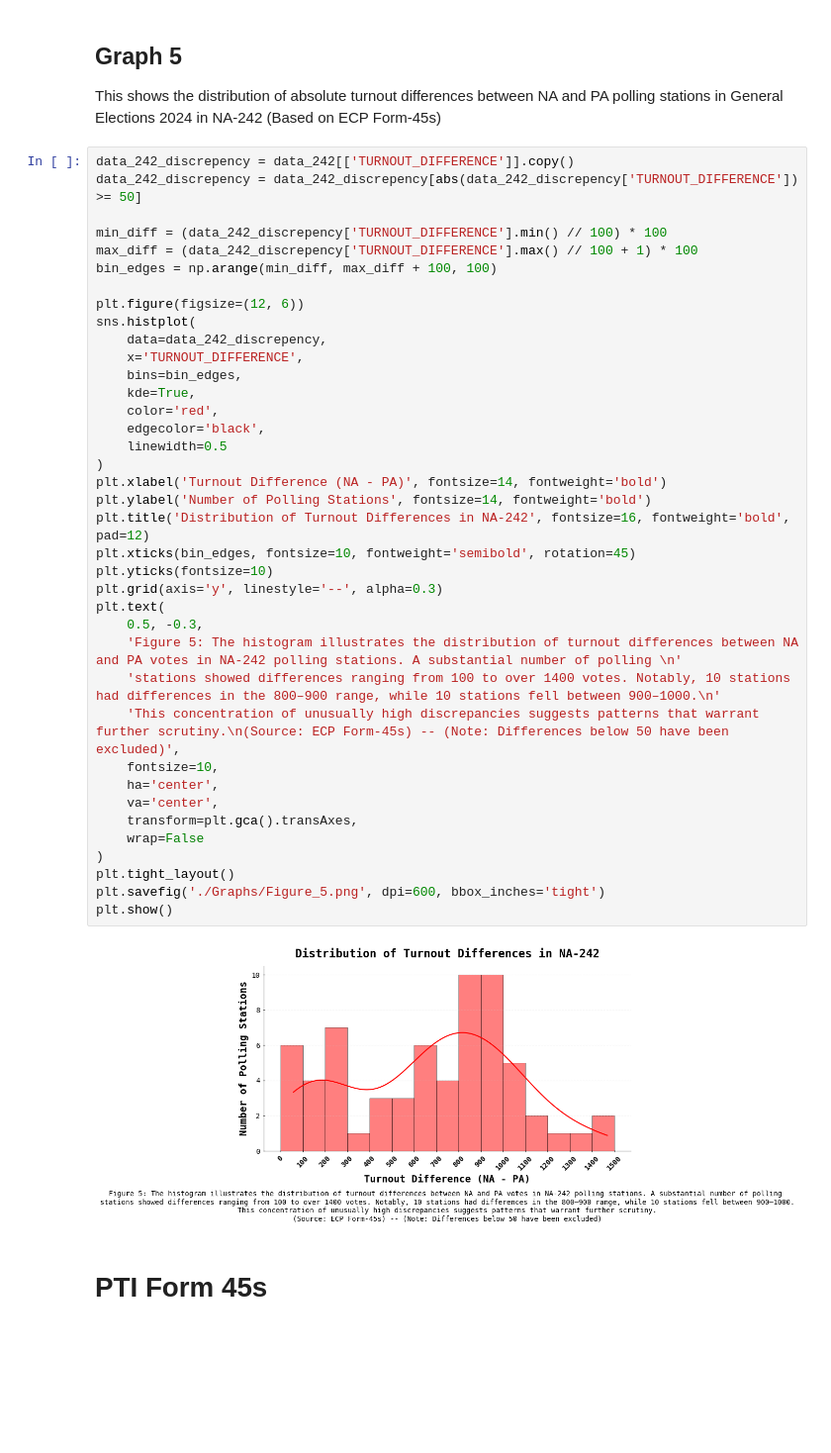
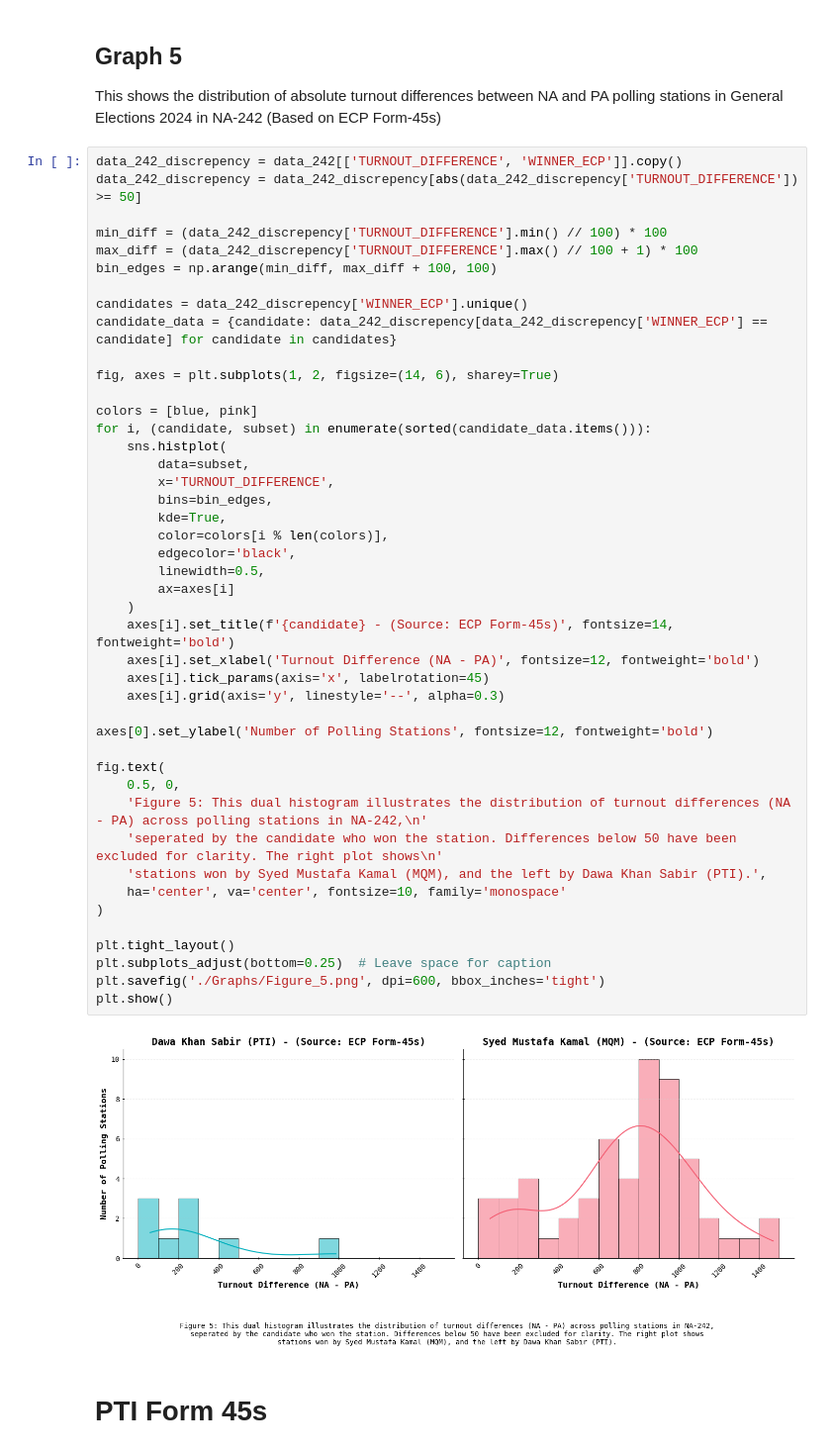
Before and after one commit to Aamil-Khan-Mahar/Karachi-NA, a Jupyter notebook: NA242/NA242.ipynb, the cells around one changed output. Shown at 99% size. Cells and saved outputs as stored; diff of their text form; blank space fills up the shorter version.

```diff
--- a/NA242/NA242.ipynb
+++ b/NA242/NA242.ipynb
@@ -283,45 +283,51 @@ plt.show()
 ## **Graph 5**
 This shows the distribution of absolute turnout differences between NA and PA polling stations in General Elections 2024 in NA-242 (Based on ECP Form-45s)
 # %%
-data_242_discrepency = data_242[['TURNOUT_DIFFERENCE']].copy()
+data_242_discrepency = data_242[['TURNOUT_DIFFERENCE', 'WINNER_ECP']].copy()
 data_242_discrepency = data_242_discrepency[abs(data_242_discrepency['TURNOUT_DIFFERENCE']) >= 50]
 
 min_diff = (data_242_discrepency['TURNOUT_DIFFERENCE'].min() // 100) * 100
 max_diff = (data_242_discrepency['TURNOUT_DIFFERENCE'].max() // 100 + 1) * 100
 bin_edges = np.arange(min_diff, max_diff + 100, 100)
 
-plt.figure(figsize=(12, 6))
-sns.histplot(
-    data=data_242_discrepency,
-    x='TURNOUT_DIFFERENCE',
-    bins=bin_edges,
-    kde=True,
-    color='red',
-    edgecolor='black',
-    linewidth=0.5
+candidates = data_242_discrepency['WINNER_ECP'].unique()
+candidate_data = {candidate: data_242_discrepency[data_242_discrepency['WINNER_ECP'] == candidate] for candidate in candidates}
+
+fig, axes = plt.subplots(1, 2, figsize=(14, 6), sharey=True)
+
+colors = [blue, pink]
+for i, (candidate, subset) in enumerate(sorted(candidate_data.items())):
+    sns.histplot(
+        data=subset,
+        x='TURNOUT_DIFFERENCE',
+        bins=bin_edges,
+        kde=True,
+        color=colors[i % len(colors)],
+        edgecolor='black',
+        linewidth=0.5,
+        ax=axes[i]
+    )
+    axes[i].set_title(f'{candidate} - (Source: ECP Form-45s)', fontsize=14, fontweight='bold')
+    axes[i].set_xlabel('Turnout Difference (NA - PA)', fontsize=12, fontweight='bold')
+    axes[i].tick_params(axis='x', labelrotation=45)
+    axes[i].grid(axis='y', linestyle='--', alpha=0.3)
+
+axes[0].set_ylabel('Number of Polling Stations', fontsize=12, fontweight='bold')
+
+fig.text(
+    0.5, 0,
+    'Figure 5: This dual histogram illustrates the distribution of turnout differences (NA - PA) across polling stations in NA-242,\n'
+    'seperated by the candidate who won the station. Differences below 50 have been excluded for clarity. The right plot shows\n'
+    'stations won by Syed Mustafa Kamal (MQM), and the left by Dawa Khan Sabir (PTI).',
+    ha='center', va='center', fontsize=10, family='monospace'
 )
-plt.xlabel('Turnout Difference (NA - PA)', fontsize=14, fontweight='bold')
-plt.ylabel('Number of Polling Stations', fontsize=14, fontweight='bold')
-plt.title('Distribution of Turnout Differences in NA-242', fontsize=16, fontweight='bold', pad=12)
-plt.xticks(bin_edges, fontsize=10, fontweight='semibold', rotation=45)
-plt.yticks(fontsize=10)
-plt.grid(axis='y', linestyle='--', alpha=0.3)
-plt.text(
-    0.5, -0.3,
-    'Figure 5: The histogram illustrates the distribution of turnout differences between NA and PA votes in NA-242 polling stations. A substantial number of polling \n'
-    'stations showed differences ranging from 100 to over 1400 votes. Notably, 10 stations had differences in the 800–900 range, while 10 stations fell between 900–1000.\n'
-    'This concentration of unusually high discrepancies suggests patterns that warrant further scrutiny.\n(Source: ECP Form-45s) -- (Note: Differences below 50 have been excluded)',
-    fontsize=10,
-    ha='center',
-    va='center',
-    transform=plt.gca().transAxes,
-    wrap=False
-)
+
 plt.tight_layout()
+plt.subplots_adjust(bottom=0.25)  # Leave space for caption
 plt.savefig('./Graphs/Figure_5.png', dpi=600, bbox_inches='tight')
 plt.show()
 # %% [output]
-[figure, old version]
+[figure, new version]
 # %% [markdown]
 # **PTI Form 45s**
 # %% [markdown]
```
Also changed, not shown: parts of 7 cells of this notebook, 14 other files.
